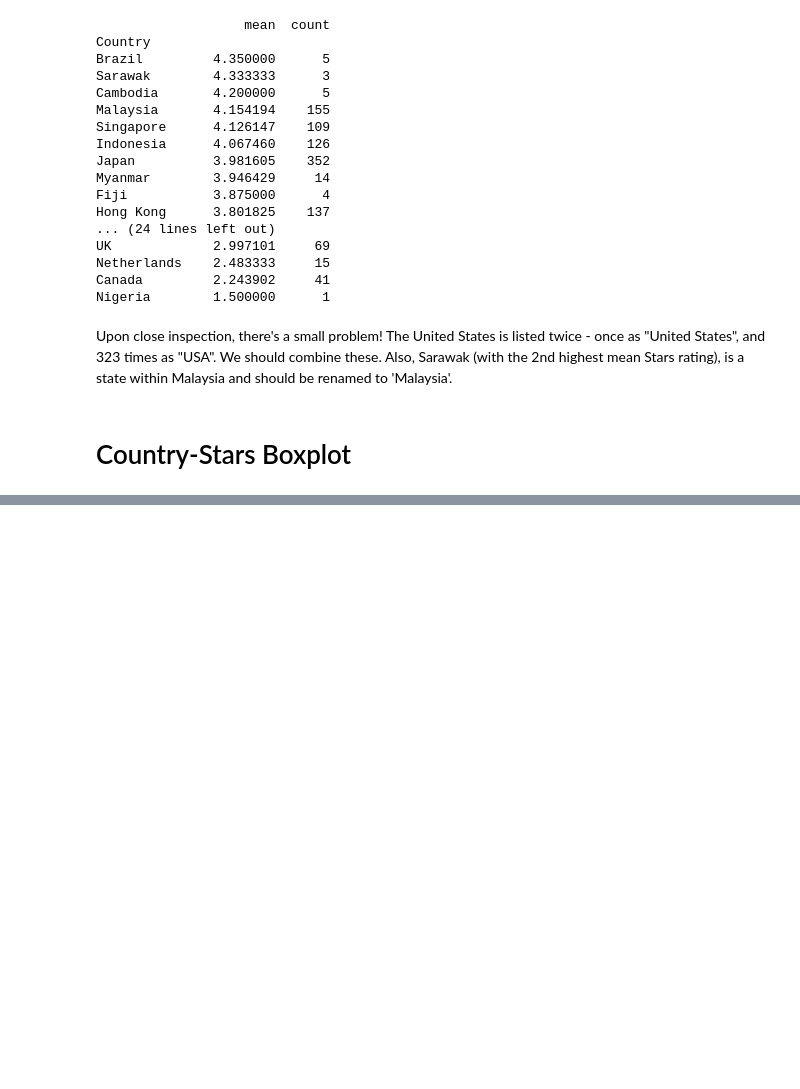
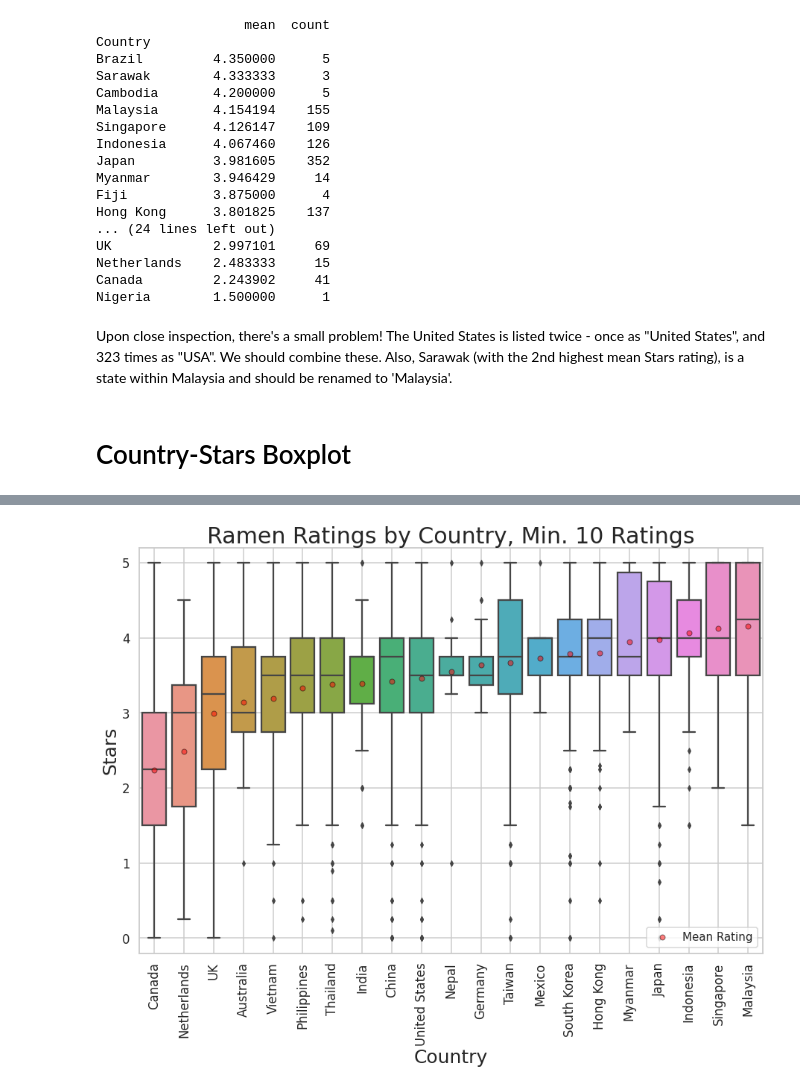
Before and after one commit to jgjarosz/Data-Scientist-Portfolio, a Jupyter notebook: ramen-ratings.ipynb, the cells around one changed output, grey strips where cells are left out. Drawn from its saved outputs; the diff is of its cells as text; code cells hidden in the pictures; blank space fills up the shorter version.

```diff
--- a/ramen-ratings.ipynb
+++ b/ramen-ratings.ipynb
@@ -465,0 +471,4 @@ It might not surprise anyone to see that the right side of the chart, which show
+# %%
+# Subset the DataFrame for countries that have at least 10 ratings
+country_ratings_gthan10 = country_ratings_df[df['Country'].isin(df['Country'].value_counts()[df['Country'].value_counts() >= 10].index)].reset_index()
+print(country_ratings_gthan10)
@@ -465,0 +490,43 @@ It might not surprise anyone to see that the right side of the chart, which show
+# %%
+# Sorts countries by their Stars rating to set x-axis plotting order
+country_ratings_gthan10_grouped = country_ratings_gthan10.loc[:,['Country', 'Stars']] \
+    .groupby(['Country']) \
+    .mean() \
+    .sort_values(by='Stars')
+# %%
+# Boxplot
+# Jupyter Notebook displays plots in a tiny size, so I'll oversize this one
+sns.set_context('talk')
+sns.set_style('whitegrid')
+
+fig = plt.figure(figsize=(15, 10))
+sns.boxplot(data=country_ratings_gthan10,
+            x='Country',
+            y='Stars',
+            order=country_ratings_gthan10_grouped.index,
+            showmeans=True,
+            meanprops={'marker':'o',
+                       'markerfacecolor':'red',
+                       'markeredgecolor':'black',
+                       'markersize':'7',
+                       'alpha':0.5})
+plt.ylim(-0.2, 5.2)
+means_dummy = plt.plot(0, -1,
+                       linestyle='None',
+                       marker='o',
+                       markerfacecolor='red',
+                       markeredgecolor='black',
+                       markersize=7,
+                       alpha=0.5,
+                       label='Mean Rating')
+plt.title('Ramen Ratings by Country, Min. 10 Ratings', size=30)
+plt.xlabel('Country', size=25)
+plt.ylabel('Stars', size=25)
+plt.xticks()
+plt.yticks()
+plt.grid(axis='x')
+plt.xticks(rotation=90)
+plt.legend(means_dummy, ['Mean Rating'], fontsize=15)
+plt.show()
+# %% [output]
+[figure, added]
```
Also changed, not shown: parts of 5 cells of this notebook.
